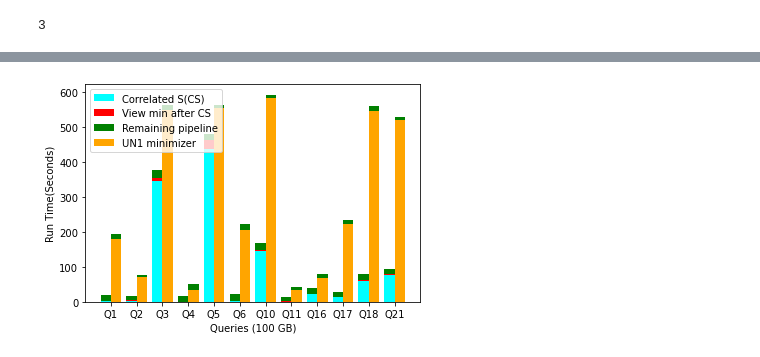
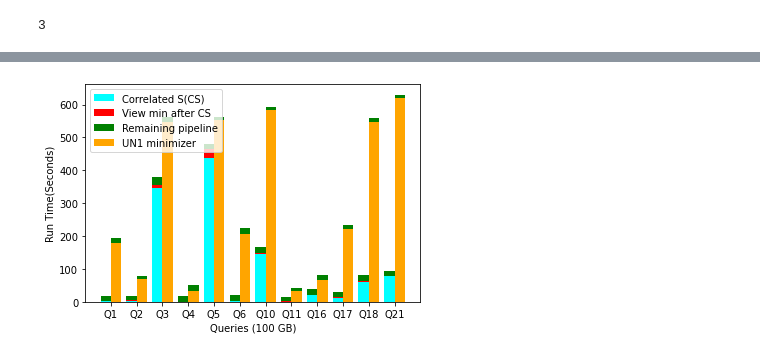
Before and after one commit to snehawadekar/unmasque2, a Jupyter notebook: grapg.ipynb, the cells around one changed output, grey strips where cells are left out. Saved outputs shown, nothing was run; the diff lists cells and outputs as text; code cells hidden in the pictures.

```diff
--- a/grapg.ipynb
+++ b/grapg.ipynb
@@ -171,36 +171,36 @@ y4 =np.array([
         67.4 , #16
         221.2 , #17
         547, #18**
-        520   #21**
+        620   #21**
       ])
 
 y5 =np.array([
         194.8210940361023 - 179.3 , #1
         77.15006732940674 - 69.6 , #2
          722.28 -  708.0 , #3
          50.90 - 33.7  , #4
          562.05 -  553.5   , #5
          223.23 - 206.4 , #6
          592.378 - 582.2 , #10
          43.38- 32.4  , #11
         80.23  - 67.4 , #16
         234.44 - 221.2 , #17
         50.50 -  37.5, #18
         715.23 - 705.4   #21
       ])
 
 width = 0.4
 
 # plot data in grouped manner of bar type
 plt.bar(x - 0.2, y1, width, color='cyan')
 plt.bar(x - 0.2, y2, width, bottom = y1, color='red')
 plt.bar(x - 0.2, y3, width,bottom = y1 + y2, color='green')
 plt.bar(x+ 0.2, y4, width , color='orange')
 plt.bar(x + 0.2, y5, width, bottom =y4 , color='green')
 plt.xticks(x, ['Q1', 'Q2', 'Q3', 'Q4', 'Q5', 'Q6', 'Q10', 'Q11', 'Q16' , 'Q17', 'Q18', 'Q21'])
 plt.xlabel("Queries (100 GB)")
 plt.ylabel("Run Time(Seconds)")
 plt.legend(["Correlated S(CS)", "View min after CS", "Remaining pipeline", "UN1 minimizer"],  loc="upper left")
 plt.show()
 # %% [output]
-[figure, old version]
+[figure, new version]
```
Also changed, not shown: parts of 2 cells of this notebook, 5 other files.
